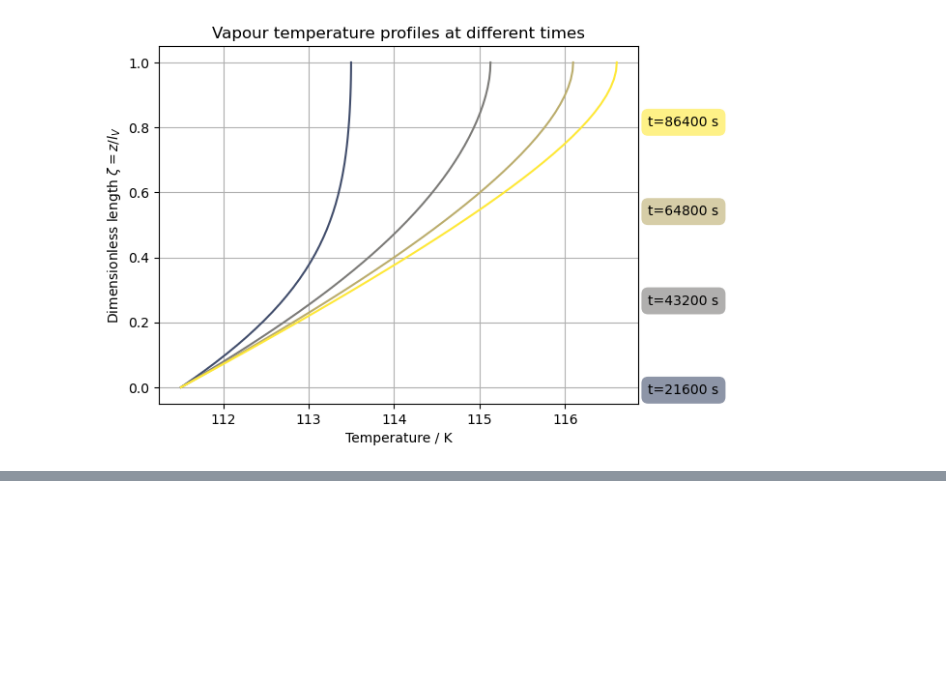
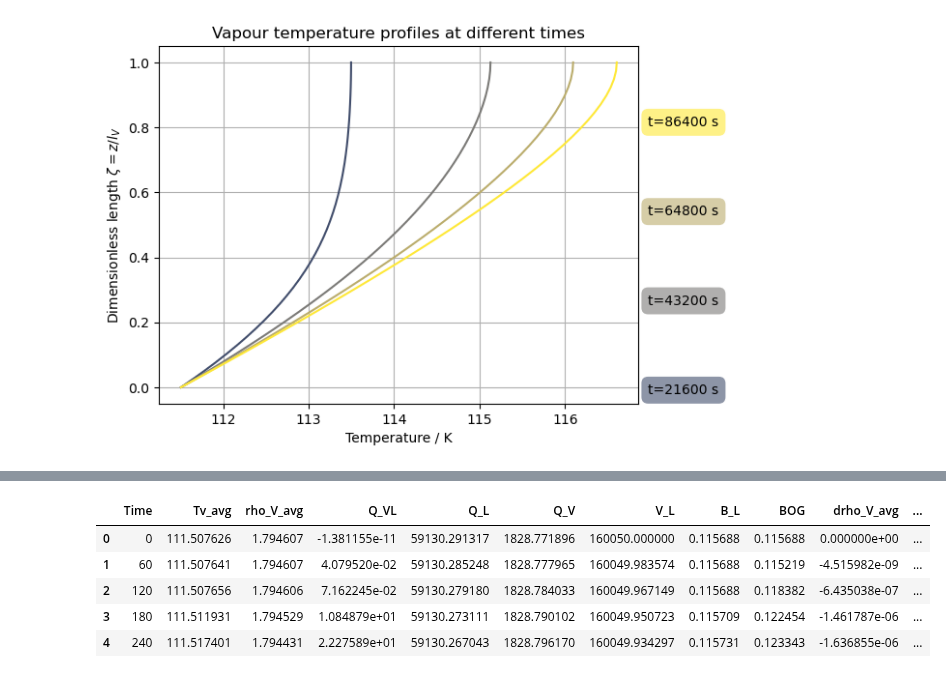
Before and after one commit to felipehuerta17/CryoEvap, a Jupyter notebook: notebooks/isobaric_LH2.ipynb, the cells around one changed output, grey strips where cells are left out. Saved outputs shown, nothing was run; the diff lists cells and outputs as text; code cells hidden in the pictures; blank space fills up the shorter version.

```diff
--- a/notebooks/isobaric_LH2.ipynb
+++ b/notebooks/isobaric_LH2.ipynb
@@ -210,0 +155,16 @@ plt.plot(large_tank.sol.t, large_tank.data['rho_V_avg'])
+# %%
+# Create dataframe from dictionary
+df_evap = pd.DataFrame.from_dict(large_tank.data)
+
+# Save file to the current working directory
+df_evap.to_csv('iso_LH2_80m3.csv')
+
+# Show the first five columns of the dataframe in console
+df_evap.head()
+# %% [output]
+|  | Time | Tv_avg | rho_V_avg | Q_VL | Q_L | Q_V | V_L | B_L | BOG | drho_V_avg | ... |
+| 0 | 0 | 111.507626 | 1.794607 | -1.381155e-11 | 59130.291317 | 1828.771896 | 160050.000000 | 0.115688 | 0.115688 | 0.000000e+00 | ... |
+| 1 | 60 | 111.507641 | 1.794607 | 4.079520e-02 | 59130.285248 | 1828.777965 | 160049.983574 | 0.115688 | 0.115219 | -4.515982e-09 | ... |
+| 2 | 120 | 111.507656 | 1.794606 | 7.162245e-02 | 59130.279180 | 1828.784033 | 160049.967149 | 0.115688 | 0.118382 | -6.435038e-07 | ... |
+| 3 | 180 | 111.511931 | 1.794529 | 1.084879e+01 | 59130.273111 | 1828.790102 | 160049.950723 | 0.115709 | 0.122454 | -1.461787e-06 | ... |
+| 4 | 240 | 111.517401 | 1.794431 | 2.227589e+01 | 59130.267043 | 1828.796170 | 160049.934297 | 0.115731 | 0.123343 | -1.636855e-06 | ... |
```
Also changed, not shown: parts of 15 cells of this notebook, 3 other files.
